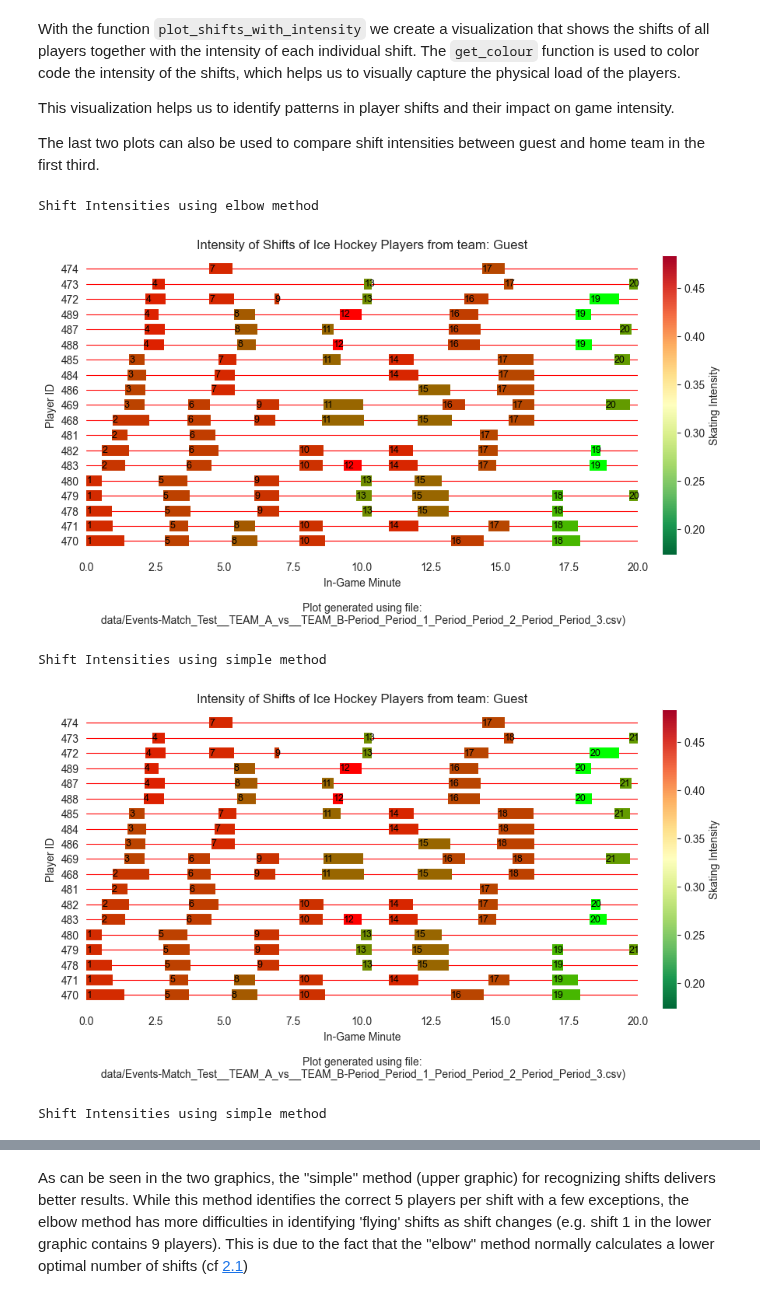
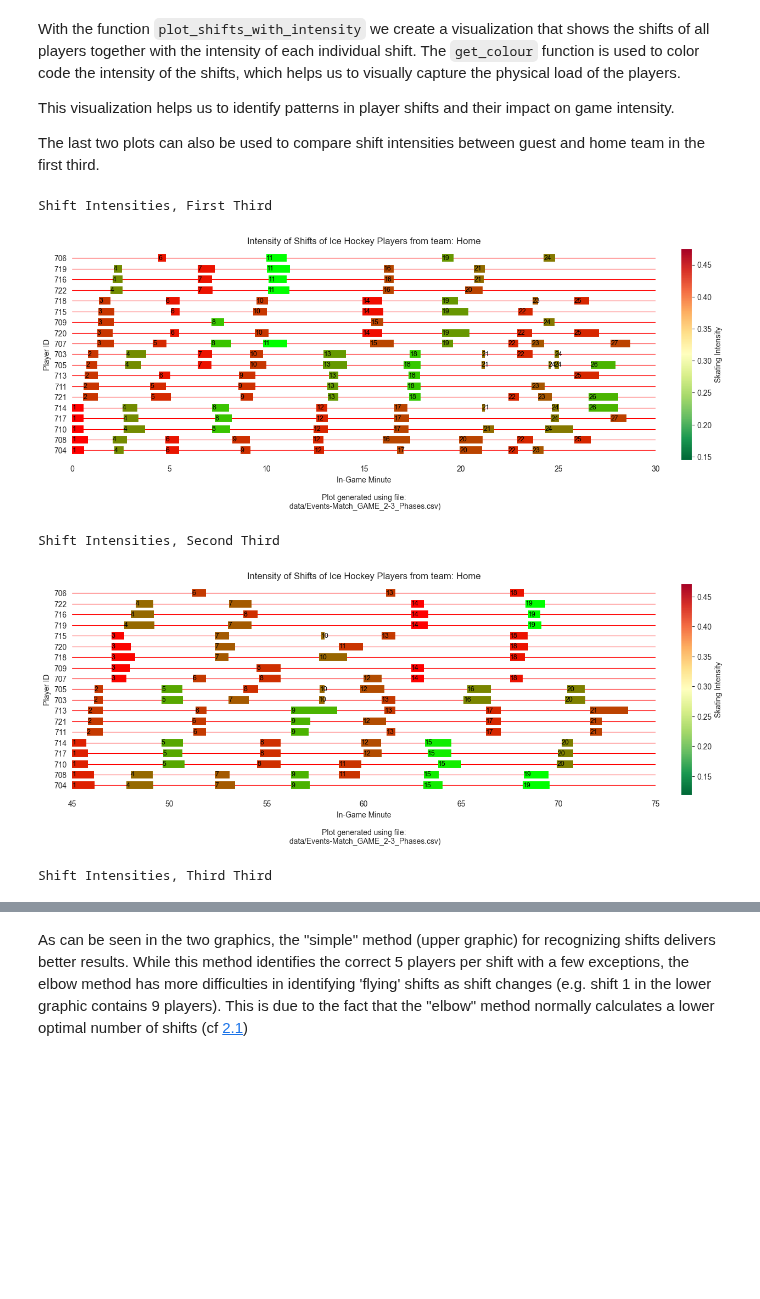
Before and after one commit to arnoldram/dataunionsihf, a Jupyter notebook: sample_analysis.ipynb, the cells around one changed output, grey strips where cells are left out. Drawn from its saved outputs; the diff is of its cells as text; code cells hidden in the pictures; blank space fills up the shorter version.

```diff
--- a/sample_analysis.ipynb
+++ b/sample_analysis.ipynb
@@ -22,6 +25,6 @@ from algorithms.utils import read_file
 # %%
 # Define the file path and the event type
-file_name = 'data/Events-Match_Test__TEAM_A_vs__TEAM_B-Period_Period_1_Period_Period_2_Period_Period_3.csv'
+file_name = 'data/Events-Match_GAME_2-3_Phases.csv'
 event_type = 'Shifts'
 
 # Load the data with the read_file function from utils.py
@@ -101,50 +116,45 @@ The last two plots can also be used to compare shift intensities between guest a
 # %%
 from algorithms.utils import generate_block_config, plot_shifts_with_intensity, BLOCK_CONFIG_NOF_SHIFTS_DESCRIPTOR, BLOCK_CONFIG_TEAM_NAME_DESCRIPTOR
 
 # Generate the block configuration for the visualization
 block_config = generate_block_config(
-    naive=False,  # or False, depending on the analysis
+    naive=True,  # or False, depending on the analysis
     verbose=False,
-    team_name="Guest",
+    team_name="Home",
     file_name_raw_data=file_name,
     file_name_save_plot=None  # Optional
 )
 
 # For comparison, the shifts with the elbow method
-print("Shift Intensities using elbow method")
-block_config[BLOCK_CONFIG_NOF_SHIFTS_DESCRIPTOR] = False
+print("Shift Intensities, First Third")
 _ = plot_shifts_with_intensity(
-    df_guest,
+    df,
     block_config,
     time_window_start=0,  # Start time in playing minutes
-    time_window_duration=20,  # Duration of the window to be visualized in minutes
+    time_window_duration=30,  # Duration of the window to be visualized in minutes
     intensity_indicator="Skating Intensity"  # The exact column in your df
 )
 
-block_config[BLOCK_CONFIG_NOF_SHIFTS_DESCRIPTOR] = True
-# Create visualization using the naive method
-print("Shift Intensities using simple method for guest team")
+print("Shift Intensities, Second Third")
 _ = plot_shifts_with_intensity(
-    df_guest,
+    df,
     block_config,
-    time_window_start=0,  # Start time in playing minutes
-    time_window_duration=20,  # Duration of the window to be visualized in minutes
+    time_window_start=45,  # Start time in playing minutes
+    time_window_duration=30,  # Duration of the window to be visualized in minutes
     intensity_indicator="Skating Intensity"  # The exact column in your df
 )
 
-block_config[BLOCK_CONFIG_TEAM_NAME_DESCRIPTOR] = "Home"
-# Create visualization using the naive method
-print("Shift Intensities using simple method for home team")
+print("Shift Intensities, Third Third")
 _ = plot_shifts_with_intensity(
-    df_home,
+    df,
     block_config,
-    time_window_start=0,  # Start time in playing minutes
-    time_window_duration=20,  # Duration of the window to be visualized in minutes
+    time_window_start=95,  # Start time in playing minutes
+    time_window_duration=30,  # Duration of the window to be visualized in minutes
     intensity_indicator="Skating Intensity"  # The exact column in your df
 )
 # %% [output]
-Shift Intensities using elbow method
+Shift Intensities, First Third
-[figure, old version]
+[figure, new version]
-Shift Intensities using simple method
+Shift Intensities, Second Third
-[figure, old version]
+[figure, new version]
-Shift Intensities using simple method
+Shift Intensities, Third Third
```
Also changed, not shown: parts of 5 cells of this notebook.
